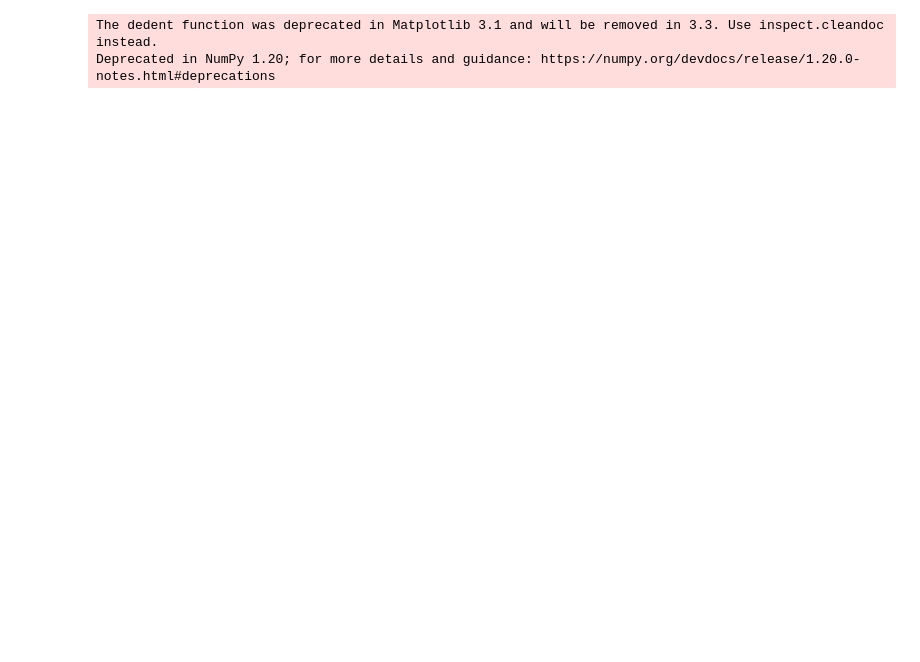
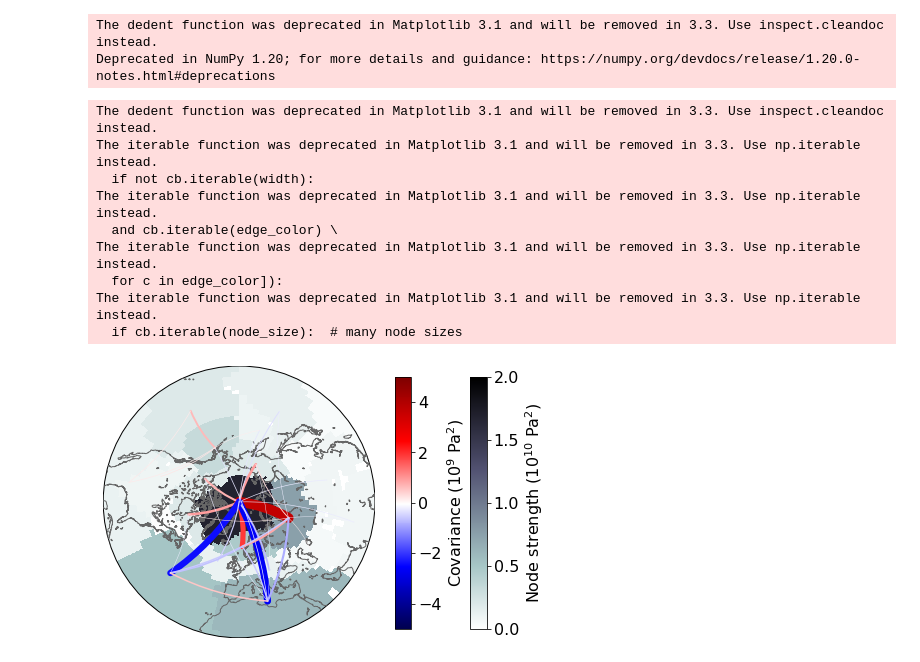
Before and after one commit to William-gregory/CMIP6, a Jupyter notebook: ComplexNetworks_example_ERA5.ipynb, the cells around one changed output. Drawn from its saved outputs; the diff is of its cells as text; code cells hidden in the pictures; blank space fills up the shorter version.

```diff
--- a/ComplexNetworks_example_ERA5.ipynb
+++ b/ComplexNetworks_example_ERA5.ipynb
@@ -115,7 +115,7 @@ def makegraph(dataset,key='',product='',significance=0.10):
     unavail2 = []
     edges = []
     mapper1 = cm.ScalarMappable(norm=mpl.colors.Normalize(vmin=-5e9, vmax=5e9), cmap=cm.seismic)
-    mapper2 = cm.ScalarMappable(norm=mpl.colors.Normalize(vmin=0, vmax=2e10), cmap=colormap)
+    mapper2 = cm.ScalarMappable(norm=mpl.colors.Normalize(vmin=0, vmax=2e10), cmap=cm.bone_r)
     df = dataset[key+'dt'].shape[2] - 2
     for node1 in dataset[key+'nodes']:
         if node1 == 0:
@@ -125,14 +125,14 @@ def makegraph(dataset,key='',product='',significance=0.10):
             p,q = nodepos(dataset[key+'nodes'],node1)
             lon1,lat1 = m(x[p,q],y[p,q],inverse=True)
             x1,y1 = x[p,q],y[p,q]
-        if (node1 not in unavail) & (lat1>min_lat+2):
+        if (node1 not in unavail) & (lat1>22):
             graph.add_node(node1, pos=(x1,y1), color='black', size=0)
             unavail.append(node1)
         k = 0
         for node2 in dataset[key+'nodes']:
             p,q = nodepos(dataset[key+'nodes'],node2)
             lon2,lat2 = m(x[p,q],y[p,q],inverse=True)
-            if (node2 not in unavail) & (lat2>min_lat+2):
+            if (node2 not in unavail) & (lat2>22):
                 graph.add_node(node2, pos=(x[p,q],y[p,q]), color='black', size=0)
                 unavail.append(node2)
             edge = dataset[key+'links'][node1][k]
@@ -170,31 +170,42 @@ graph = makegraph(SLP,product='era5')
 
 fig,ax = plt.subplots(1,figsize=(5,5))
 weights = np.array(graph[4])
 weights[weights<0.4] = 0
 
-m = Basemap(projection='npstere',boundinglat=min_lat,lon_0=360,ax=ax,resolution='l',round=True)
+m = Basemap(projection='npstere',boundinglat=20,lon_0=360,ax=ax,resolution='l',round=True)
 s = m.pcolormesh(x,y,SLP['strengthmap']/1e10,cmap=cm.bone_r,rasterized=True,vmin=0,vmax=2)
 m.drawcoastlines(linewidth=1,color=(0.4,0.4,0.4))
 gs = nx.draw_networkx_nodes(graph[0], pos=nx.get_node_attributes(graph[0], 'pos'), node_size=graph[1], node_color=graph[2],\
     edge_style='solid',edge_color=graph[3], width=list(weights), connectionstyle='arc3,rad=-0.1',arrowstyle='-',ax=ax)
 es = nx.draw_networkx_edges(graph[0], pos=nx.get_node_attributes(graph[0], 'pos'), node_size=graph[1], node_color=graph[2],\
     edge_style='solid',edge_color=graph[3], width=list(weights), connectionstyle='arc3,rad=-0.1',arrowstyle='-',ax=ax)
 for key in es:
     key.set_zorder(20)
 
 p0 = ax.get_position().get_points().flatten()
 ax_cbar = fig.add_axes([p0[1]+0.82, 0.15, p0[1]-0.08, 0.70])
 sm = plt.cm.ScalarMappable(cmap=cm.seismic, norm=plt.Normalize(vmin=-5, vmax=5))
 cbar1 = fig.colorbar(sm, cax=ax_cbar)
 cbar1.solids.set_rasterized(True)
 cbar1.set_label('Covariance (10$^9$ Pa$^2$)',fontsize=16)
 cbar1.solids.set_edgecolor("face")
 cbar1.ax.tick_params(labelsize=16)
 ax_cbar = fig.add_axes([p0[1]+1.03, 0.15, p0[1]-0.08, 0.70])
 cbar2 = fig.colorbar(s, cax=ax_cbar)
 cbar2.solids.set_rasterized(True)
 cbar2.set_label('Node strength (10$^{10}$ Pa$^2$)',fontsize=16)
 cbar2.solids.set_edgecolor("face")
 cbar2.ax.tick_params(labelsize=16)
 
 plt.show()
+# %% [output]
+The dedent function was deprecated in Matplotlib 3.1 and will be removed in 3.3. Use inspect.cleandoc instead.
+The iterable function was deprecated in Matplotlib 3.1 and will be removed in 3.3. Use np.iterable instead.
+  if not cb.iterable(width):
+The iterable function was deprecated in Matplotlib 3.1 and will be removed in 3.3. Use np.iterable instead.
+  and cb.iterable(edge_color) \
+The iterable function was deprecated in Matplotlib 3.1 and will be removed in 3.3. Use np.iterable instead.
+  for c in edge_color]):
+The iterable function was deprecated in Matplotlib 3.1 and will be removed in 3.3. Use np.iterable instead.
+  if cb.iterable(node_size):  # many node sizes
+[figure, added]
```
